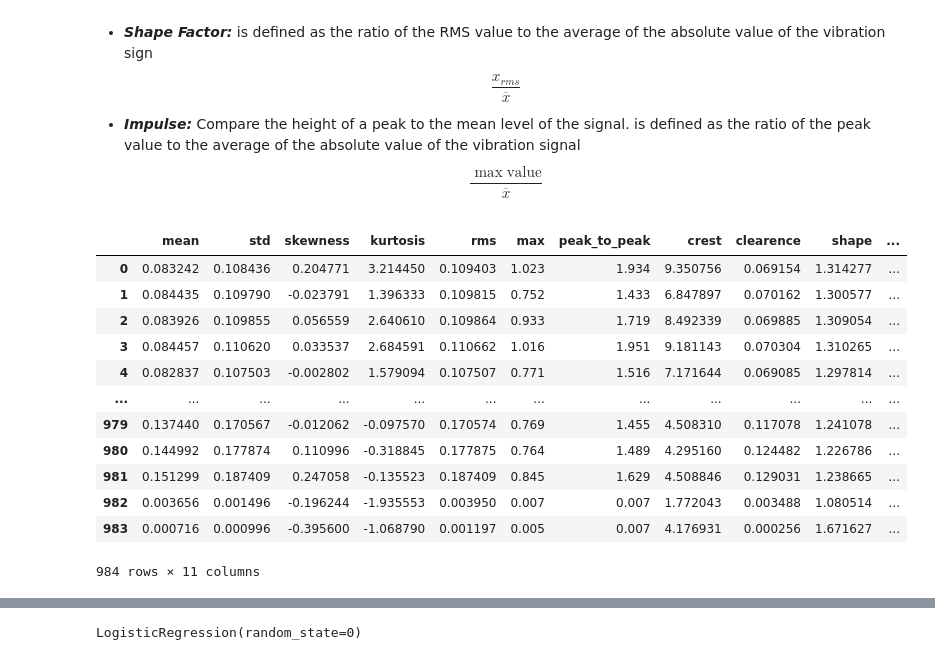
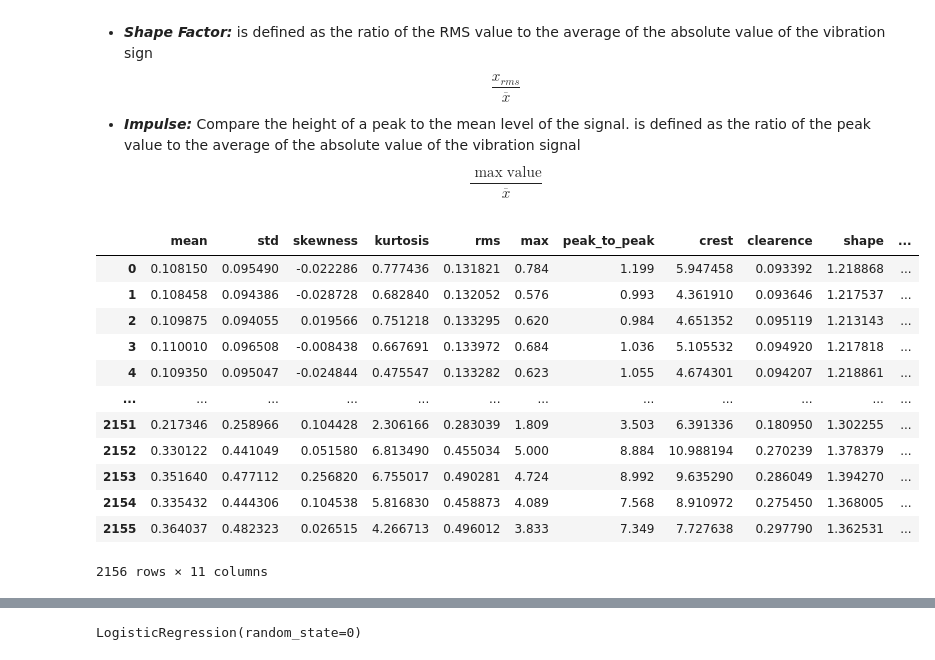
Before and after one commit to Ali1041/Predictive-maintenance-IOT4.0, a Jupyter notebook: Testing DSP.ipynb, the cells around one changed output, grey strips where cells are left out. Drawn from its saved outputs; the diff is of its cells as text; code cells hidden in the pictures.

```diff
--- a/Testing DSP.ipynb
+++ b/Testing DSP.ipynb
@@ -155,56 +95,56 @@ def calculate_clearence(df):
 
     return result
 # %%
-directory_path = './2nd_test'
+directory_path = './1st_test'
 dataframe = pd.DataFrame(columns=['mean','std','skewness','kurtosis','rms','max','peak_to_peak', 'crest', 'clearence', 'shape', 'impulse'])
 healthy = 0
 for file in os.listdir(directory_path):
     file_data = pd.read_csv(os.path.join(directory_path, file),sep='\t')
     if file == '2003.11.22.09.16.56':
         healthy = 1
-    concerned_data = file_data.iloc[:,2:3]
+    concerned_data = file_data.iloc[:,5:6]
     mean = np.array(concerned_data.abs().mean())[0]
     standard_deviation = np.array(concerned_data.std())[0]
     skewness = np.array(concerned_data.skew())[0]
     kurtosis = np.array(concerned_data.kurtosis())[0]
     rms = np.array(get_rms(concerned_data))[0]
     max_abs = np.array(concerned_data.abs().max())[0]
     peak_2_peak = calculate_p2p(concerned_data)[0]
     crest = max_abs/rms
     clearence = np.array(calculate_clearence(concerned_data))[0]
     shape = rms / mean
     impulse = max_abs / mean
 
     dataframe = dataframe.append({
         'mean':mean,
         'std':standard_deviation,
         'skewness':skewness,
         'kurtosis':kurtosis,
         'rms':rms,
         'max':max_abs,
         'peak_to_peak':peak_2_peak,
         'crest':crest,
         'clearence':clearence,
         'shape':shape,
         'impulse':impulse
     },ignore_index=True)
 
 
 dataframe
 # %% [output]
 |  | mean | std | skewness | kurtosis | rms | max | peak_to_peak | crest | clearence | shape | ... |
-| 0 | 0.083242 | 0.108436 | 0.204771 | 3.214450 | 0.109403 | 1.023 | 1.934 | 9.350756 | 0.069154 | 1.314277 | ... |
-| 1 | 0.084435 | 0.109790 | -0.023791 | 1.396333 | 0.109815 | 0.752 | 1.433 | 6.847897 | 0.070162 | 1.300577 | ... |
-| 2 | 0.083926 | 0.109855 | 0.056559 | 2.640610 | 0.109864 | 0.933 | 1.719 | 8.492339 | 0.069885 | 1.309054 | ... |
-| 3 | 0.084457 | 0.110620 | 0.033537 | 2.684591 | 0.110662 | 1.016 | 1.951 | 9.181143 | 0.070304 | 1.310265 | ... |
-| 4 | 0.082837 | 0.107503 | -0.002802 | 1.579094 | 0.107507 | 0.771 | 1.516 | 7.171644 | 0.069085 | 1.297814 | ... |
+| 0 | 0.108150 | 0.095490 | -0.022286 | 0.777436 | 0.131821 | 0.784 | 1.199 | 5.947458 | 0.093392 | 1.218868 | ... |
+| 1 | 0.108458 | 0.094386 | -0.028728 | 0.682840 | 0.132052 | 0.576 | 0.993 | 4.361910 | 0.093646 | 1.217537 | ... |
+| 2 | 0.109875 | 0.094055 | 0.019566 | 0.751218 | 0.133295 | 0.620 | 0.984 | 4.651352 | 0.095119 | 1.213143 | ... |
+| 3 | 0.110010 | 0.096508 | -0.008438 | 0.667691 | 0.133972 | 0.684 | 1.036 | 5.105532 | 0.094920 | 1.217818 | ... |
+| 4 | 0.109350 | 0.095047 | -0.024844 | 0.475547 | 0.133282 | 0.623 | 1.055 | 4.674301 | 0.094207 | 1.218861 | ... |
 | ... | ... | ... | ... | ... | ... | ... | ... | ... | ... | ... | ... |
-| 979 | 0.137440 | 0.170567 | -0.012062 | -0.097570 | 0.170574 | 0.769 | 1.455 | 4.508310 | 0.117078 | 1.241078 | ... |
-| 980 | 0.144992 | 0.177874 | 0.110996 | -0.318845 | 0.177875 | 0.764 | 1.489 | 4.295160 | 0.124482 | 1.226786 | ... |
-| 981 | 0.151299 | 0.187409 | 0.247058 | -0.135523 | 0.187409 | 0.845 | 1.629 | 4.508846 | 0.129031 | 1.238665 | ... |
-| 982 | 0.003656 | 0.001496 | -0.196244 | -1.935553 | 0.003950 | 0.007 | 0.007 | 1.772043 | 0.003488 | 1.080514 | ... |
-| 983 | 0.000716 | 0.000996 | -0.395600 | -1.068790 | 0.001197 | 0.005 | 0.007 | 4.176931 | 0.000256 | 1.671627 | ... |
+| 2151 | 0.217346 | 0.258966 | 0.104428 | 2.306166 | 0.283039 | 1.809 | 3.503 | 6.391336 | 0.180950 | 1.302255 | ... |
+| 2152 | 0.330122 | 0.441049 | 0.051580 | 6.813490 | 0.455034 | 5.000 | 8.884 | 10.988194 | 0.270239 | 1.378379 | ... |
+| 2153 | 0.351640 | 0.477112 | 0.256820 | 6.755017 | 0.490281 | 4.724 | 8.992 | 9.635290 | 0.286049 | 1.394270 | ... |
+| 2154 | 0.335432 | 0.444306 | 0.104538 | 5.816830 | 0.458873 | 4.089 | 7.568 | 8.910972 | 0.275450 | 1.368005 | ... |
+| 2155 | 0.364037 | 0.482323 | 0.026515 | 4.266713 | 0.496012 | 3.833 | 7.349 | 7.727638 | 0.297790 | 1.362531 | ... |
-984 rows × 11 columns
+2156 rows × 11 columns
 # %%
 for col in dataframe:
     fig = plt.figure()
```
Also changed, not shown: parts of 23 cells of this notebook.
